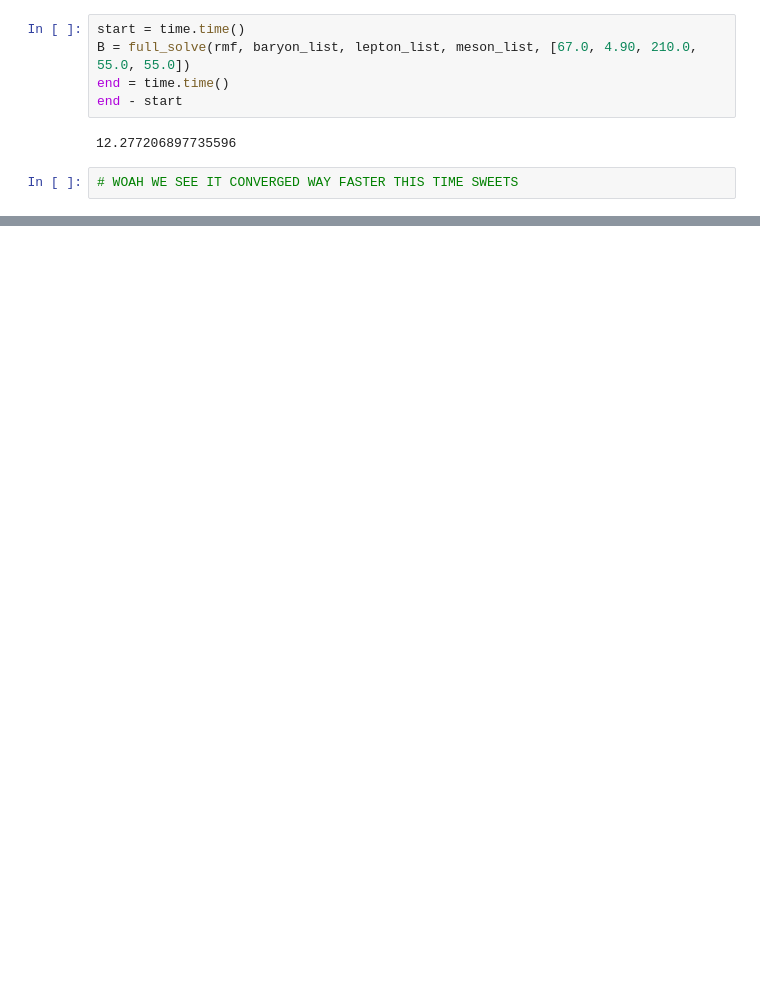
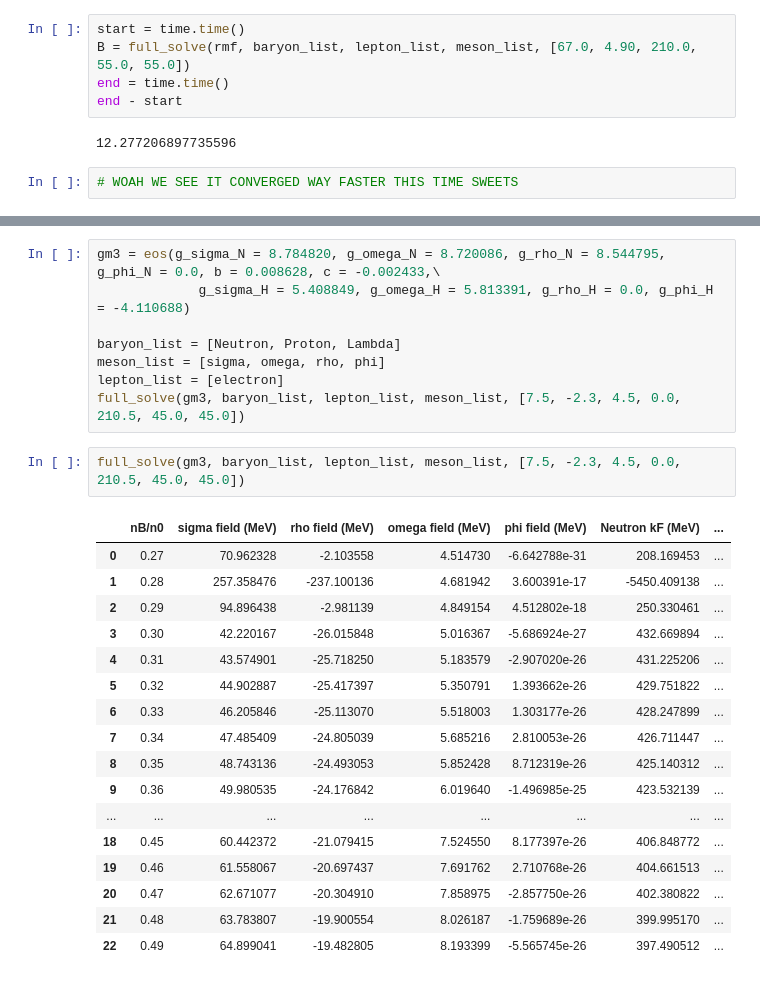
Before and after one commit to thevinhtran/Yay, a Jupyter notebook: Attempt Jan 5th 830 PM.ipynb, the cells around one changed output, grey strips where cells are left out. Saved outputs shown, nothing was run; the diff lists cells and outputs as text; blank space fills up the shorter version.

```diff
--- a/Attempt Jan 5th 830 PM.ipynb
+++ b/Attempt Jan 5th 830 PM.ipynb
@@ -66,3 +66,31 @@ B
 | 20 | 0.47 | 81.823340 | 8.274840 | 249.532081 | 93.705785 | 93.705785 | ... |
 | 21 | 0.48 | 82.298115 | 8.450900 | 251.147833 | 95.358589 | 95.358589 | ... |
 | 22 | 0.49 | 82.754592 | 8.626961 | 252.740174 | 96.975604 | 96.975604 | ... |
+# %%
+gm3 = eos(g_sigma_N = 8.784820, g_omega_N = 8.720086, g_rho_N = 8.544795, g_phi_N = 0.0, b = 0.008628, c = -0.002433,\
+             g_sigma_H = 5.408849, g_omega_H = 5.813391, g_rho_H = 0.0, g_phi_H = -4.110688)
+
+baryon_list = [Neutron, Proton, Lambda]
+meson_list = [sigma, omega, rho, phi]
+lepton_list = [electron]
+full_solve(gm3, baryon_list, lepton_list, meson_list, [7.5, -2.3, 4.5, 0.0, 210.5, 45.0, 45.0])
+# %%
+full_solve(gm3, baryon_list, lepton_list, meson_list, [7.5, -2.3, 4.5, 0.0, 210.5, 45.0, 45.0])
+# %% [output]
+|  | nB/n0 | sigma field (MeV) | rho field (MeV) | omega field (MeV) | phi field (MeV) | Neutron kF (MeV) | ... |
+| 0 | 0.27 | 70.962328 | -2.103558 | 4.514730 | -6.642788e-31 | 208.169453 | ... |
+| 1 | 0.28 | 257.358476 | -237.100136 | 4.681942 | 3.600391e-17 | -5450.409138 | ... |
+| 2 | 0.29 | 94.896438 | -2.981139 | 4.849154 | 4.512802e-18 | 250.330461 | ... |
+| 3 | 0.30 | 42.220167 | -26.015848 | 5.016367 | -5.686924e-27 | 432.669894 | ... |
+| 4 | 0.31 | 43.574901 | -25.718250 | 5.183579 | -2.907020e-26 | 431.225206 | ... |
+| 5 | 0.32 | 44.902887 | -25.417397 | 5.350791 | 1.393662e-26 | 429.751822 | ... |
+| 6 | 0.33 | 46.205846 | -25.113070 | 5.518003 | 1.303177e-26 | 428.247899 | ... |
+| 7 | 0.34 | 47.485409 | -24.805039 | 5.685216 | 2.810053e-26 | 426.711447 | ... |
+| 8 | 0.35 | 48.743136 | -24.493053 | 5.852428 | 8.712319e-26 | 425.140312 | ... |
+| 9 | 0.36 | 49.980535 | -24.176842 | 6.019640 | -1.496985e-25 | 423.532139 | ... |
+| ... | ... | ... | ... | ... | ... | ... | ... |
+| 18 | 0.45 | 60.442372 | -21.079415 | 7.524550 | 8.177397e-26 | 406.848772 | ... |
+| 19 | 0.46 | 61.558067 | -20.697437 | 7.691762 | 2.710768e-26 | 404.661513 | ... |
+| 20 | 0.47 | 62.671077 | -20.304910 | 7.858975 | -2.857750e-26 | 402.380822 | ... |
+| 21 | 0.48 | 63.783807 | -19.900554 | 8.026187 | -1.759689e-26 | 399.995170 | ... |
+| 22 | 0.49 | 64.899041 | -19.482805 | 8.193399 | -5.565745e-26 | 397.490512 | ... |
```
Also changed, not shown: parts of 3 cells of this notebook, 4 other files.
